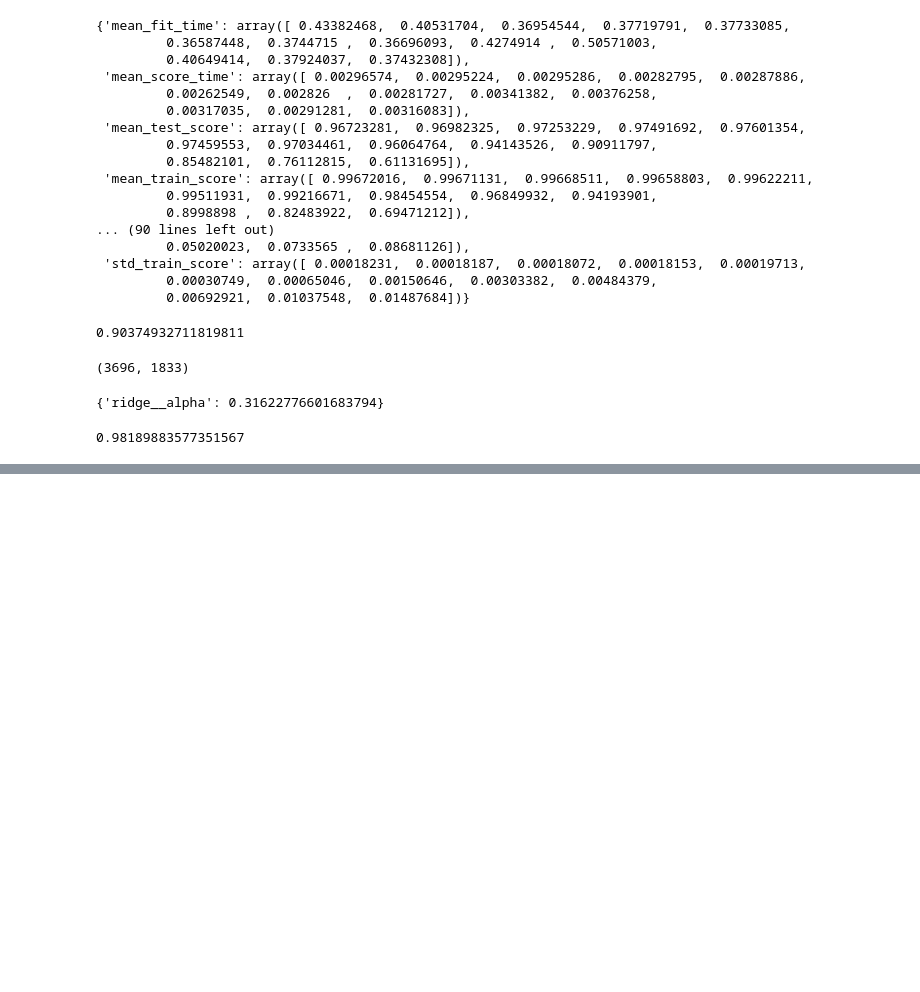
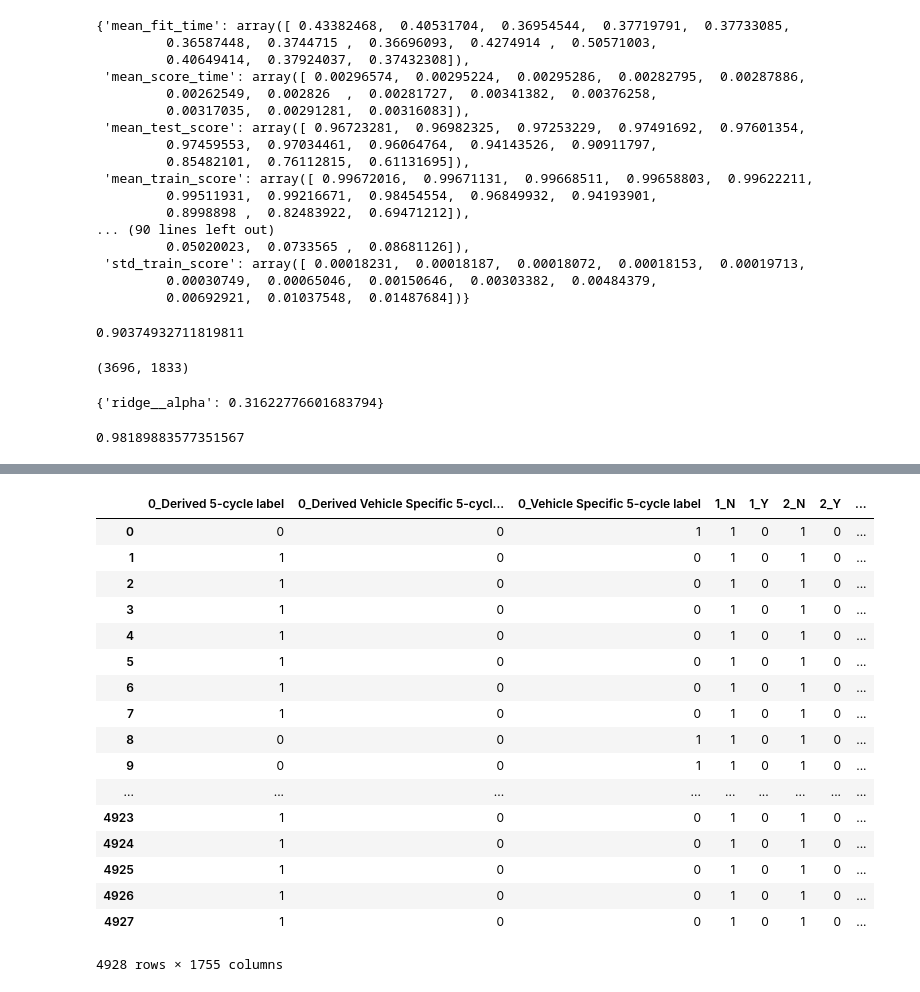
Before and after one commit to applied-ml-spring-18/homework-3-panda-express, a Jupyter notebook: hw3.ipynb, the cells around one changed output, grey strips where cells are left out. Cells and saved outputs as stored; diff of their text form; code cells hidden in the pictures; blank space fills up the shorter version.

```diff
--- a/hw3.ipynb
+++ b/hw3.ipynb
@@ -626,0 +665,21 @@ grid_mas_iid.score(X_test_iid, y_test_iid)
+# %%
+df_8
+# %% [output]
+|  | 0_Derived 5-cycle label | 0_Derived Vehicle Specific 5-cycl... | 0_Vehicle Specific 5-cycle label | 1_N | 1_Y | 2_N | 2_Y | ... |
+| 0 | 0 | 0 | 1 | 1 | 0 | 1 | 0 | ... |
+| 1 | 1 | 0 | 0 | 1 | 0 | 1 | 0 | ... |
+| 2 | 1 | 0 | 0 | 1 | 0 | 1 | 0 | ... |
+| 3 | 1 | 0 | 0 | 1 | 0 | 1 | 0 | ... |
+| 4 | 1 | 0 | 0 | 1 | 0 | 1 | 0 | ... |
+| 5 | 1 | 0 | 0 | 1 | 0 | 1 | 0 | ... |
+| 6 | 1 | 0 | 0 | 1 | 0 | 1 | 0 | ... |
+| 7 | 1 | 0 | 0 | 1 | 0 | 1 | 0 | ... |
+| 8 | 0 | 0 | 1 | 1 | 0 | 1 | 0 | ... |
+| 9 | 0 | 0 | 1 | 1 | 0 | 1 | 0 | ... |
+| ... | ... | ... | ... | ... | ... | ... | ... | ... |
+| 4923 | 1 | 0 | 0 | 1 | 0 | 1 | 0 | ... |
+| 4924 | 1 | 0 | 0 | 1 | 0 | 1 | 0 | ... |
+| 4925 | 1 | 0 | 0 | 1 | 0 | 1 | 0 | ... |
+| 4926 | 1 | 0 | 0 | 1 | 0 | 1 | 0 | ... |
+| 4927 | 1 | 0 | 0 | 1 | 0 | 1 | 0 | ... |
+4928 rows × 1755 columns
```
Also changed, not shown: parts of 47 cells of this notebook.
